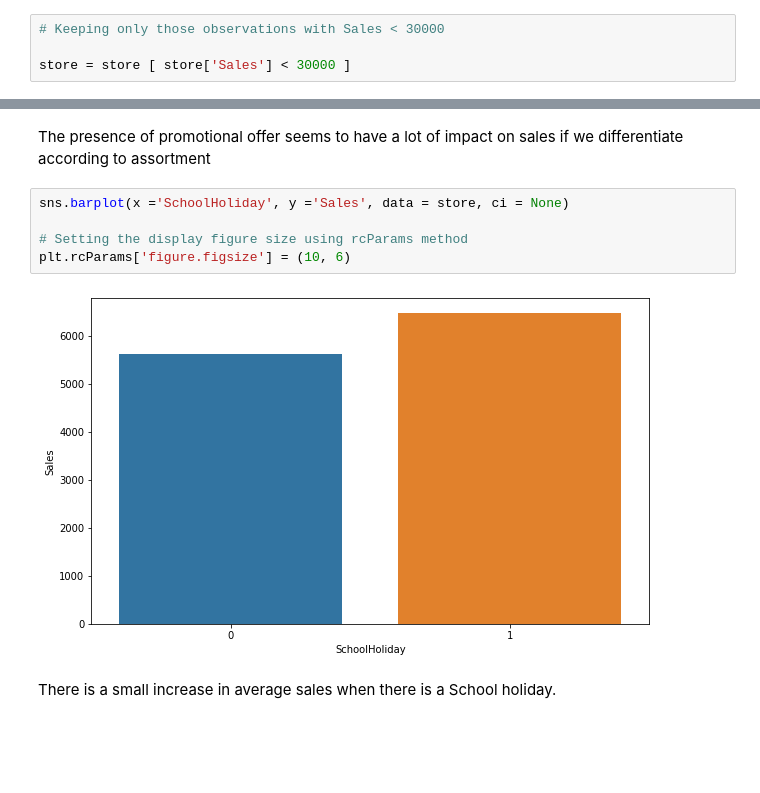
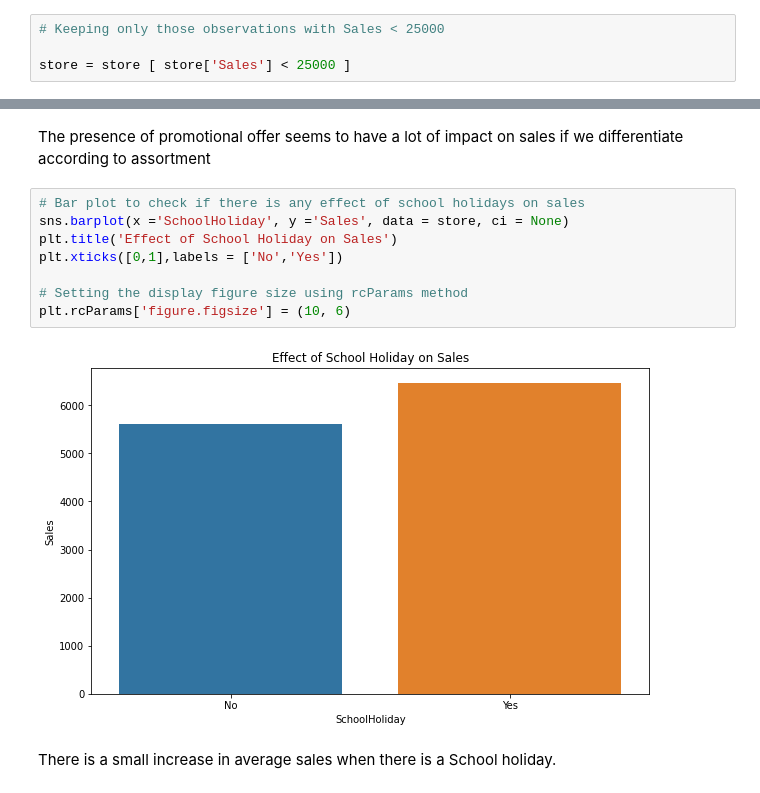
Before and after one commit to priyaregit/Rossmann-Sales-Prediction_Regression_Capstone-Project, a Jupyter notebook: Rossmann_Sales_Prediction_Capstone_Project_2_Supriya.ipynb, the cells around one changed output, grey strips where cells are left out. Drawn from its saved outputs; the diff is of its cells as text; blank space fills up the shorter version.

```diff
--- a/Rossmann_Sales_Prediction_Capstone_Project_2_Supriya.ipynb
+++ b/Rossmann_Sales_Prediction_Capstone_Project_2_Supriya.ipynb
@@ -296,9 +264,9 @@ store [store['Sales']> 30000].shape
 # %% [markdown]
 We see that the maximum value of Sales is 41,551 while the average sales is 5,773. To prevent overfitting of the model, it would be better to remove the extreme outliers. Here, i would remove all those observations with sales value greater than 30,000.
 # %%
-# Keeping only those observations with Sales < 30000
+# Keeping only those observations with Sales < 25000
 
-store = store [ store['Sales'] < 30000 ]
+store = store [ store['Sales'] < 25000 ]
 # %%
 store.shape
 # %% [output]
@@ -486,12 +456,15 @@ sns.factorplot(x ='month', y ='Sales', data = store, row ='Promo', col ='Assortm
 # %% [markdown]
 The presence of promotional offer seems to have a lot of impact on sales if we differentiate according to assortment
 # %%
+# Bar plot to check if there is any effect of school holidays on sales
 sns.barplot(x ='SchoolHoliday', y ='Sales', data = store, ci = None)
+plt.title('Effect of School Holiday on Sales')
+plt.xticks([0,1],labels = ['No','Yes'])
 
 # Setting the display figure size using rcParams method
 plt.rcParams['figure.figsize'] = (10, 6)
 # %% [output]
-[figure, old version]
+[figure, new version]
 # %% [markdown]
 There is a small increase in average sales when there is a School holiday.
 # %%
```
Also changed, not shown: parts of 66 cells of this notebook.
